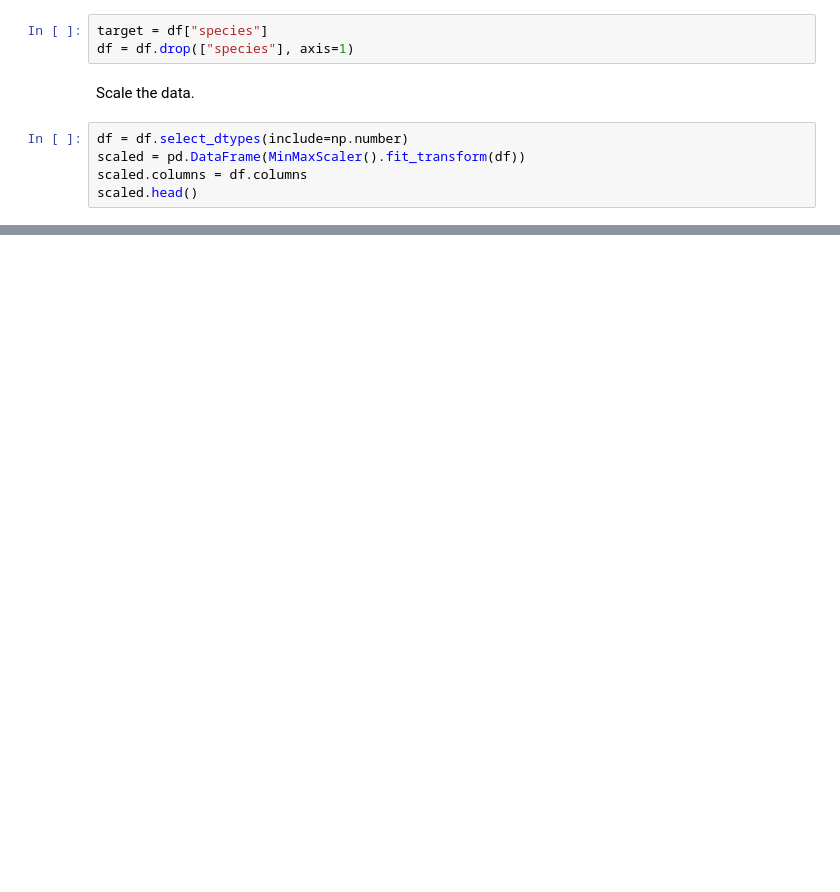
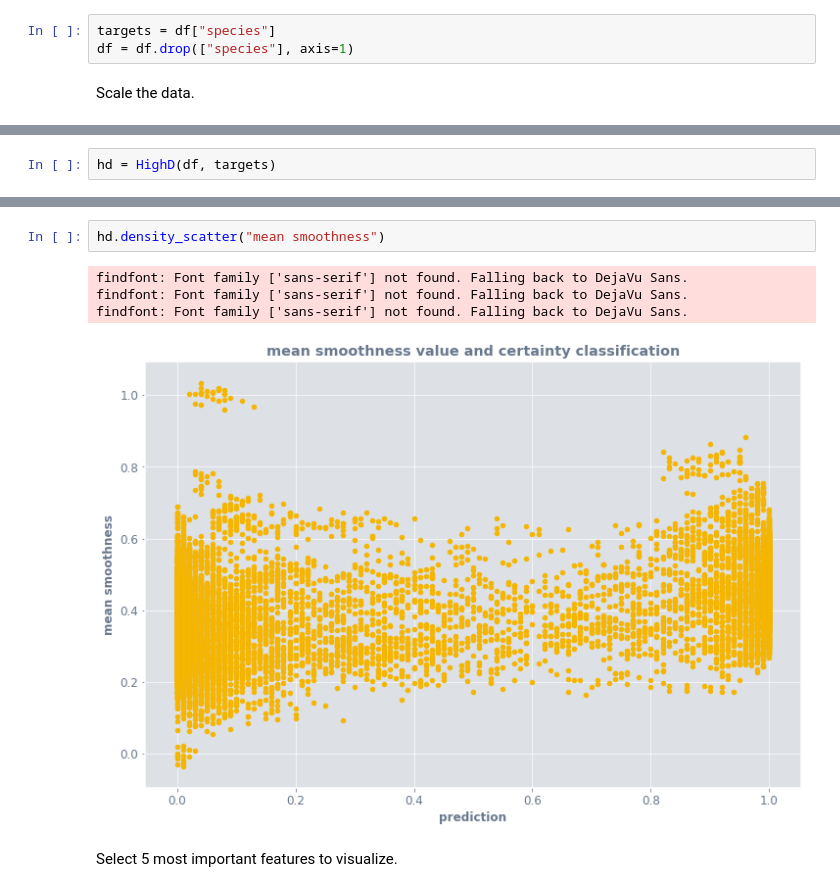
Before and after one commit to Ekrekr/ldr, a Jupyter notebook: examples.ipynb, the cells around one changed output, grey strips where cells are left out. Saved outputs shown, nothing was run; the diff lists cells and outputs as text; blank space fills up the shorter version.

Commit message:
Progress with examples, added random forest and outlier detection on the breast cancer data set.

```diff
--- a/examples.ipynb
+++ b/examples.ipynb
@@ -85,12 +40,7 @@ Name: species, dtype: int64
 # %% [markdown]
 Drop species as it is the target.
 # %%
-target = df["species"]
+targets = df["species"]
 df = df.drop(["species"], axis=1)
 # %% [markdown]
 Scale the data.
-# %%
-df = df.select_dtypes(include=np.number)
-scaled = pd.DataFrame(MinMaxScaler().fit_transform(df))
-scaled.columns = df.columns
-scaled.head()
@@ -208,0 +47,2 @@ plt.colorbar();
+# %%
+hd = HighD(df, targets)
@@ -208,0 +82,9 @@ plt.colorbar();
+# %%
+hd.density_scatter("mean smoothness")
+# %% [output]
+findfont: Font family ['sans-serif'] not found. Falling back to DejaVu Sans.
+findfont: Font family ['sans-serif'] not found. Falling back to DejaVu Sans.
+findfont: Font family ['sans-serif'] not found. Falling back to DejaVu Sans.
+[figure, added]
+# %% [markdown]
+Select 5 most important features to visualize.
```
Also changed, not shown: parts of 51 cells of this notebook, 3 other files.
